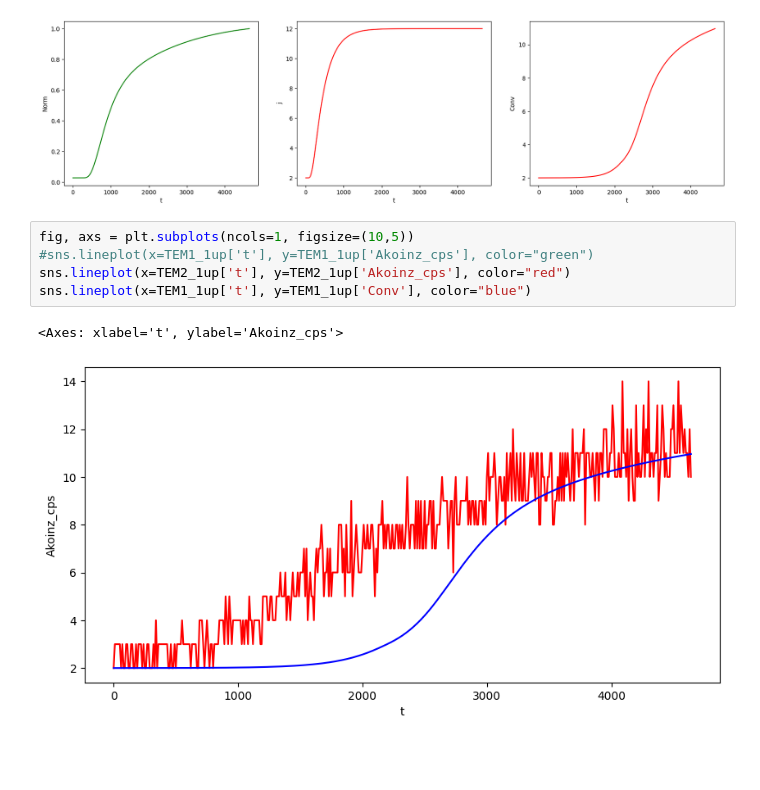
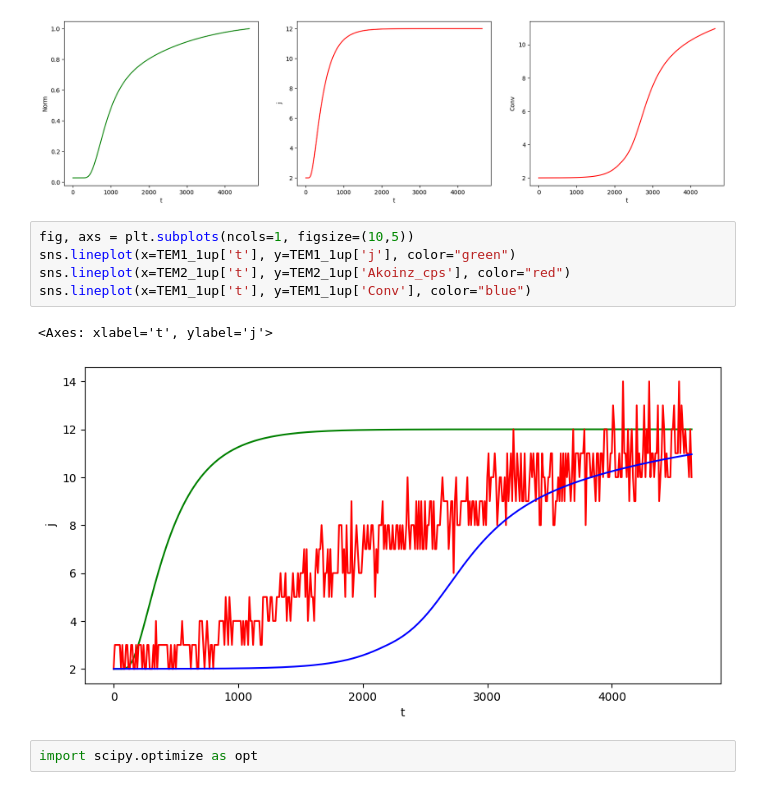
Before and after one commit to nebuus/ITER, a Jupyter notebook: Permeation.ipynb, the cells around one changed output. Saved outputs shown, nothing was run; the diff lists cells and outputs as text; blank space fills up the shorter version.

```diff
--- a/Permeation.ipynb
+++ b/Permeation.ipynb
@@ -287,9 +287,11 @@ sns.lineplot(x=TEM1_1up['t'], y=TEM1_1up['Conv'], color="red", ax=axs[2])
 [figure]
 # %%
 fig, axs = plt.subplots(ncols=1, figsize=(10,5))
-#sns.lineplot(x=TEM1_1up['t'], y=TEM1_1up['Akoinz_cps'], color="green")
+sns.lineplot(x=TEM1_1up['t'], y=TEM1_1up['j'], color="green")
 sns.lineplot(x=TEM2_1up['t'], y=TEM2_1up['Akoinz_cps'], color="red")
 sns.lineplot(x=TEM1_1up['t'], y=TEM1_1up['Conv'], color="blue")
 # %% [output]
-<Axes: xlabel='t', ylabel='Akoinz_cps'>
+<Axes: xlabel='t', ylabel='j'>
-[figure, old version]
+[figure, new version]
+# %%
+import scipy.optimize as opt
```
Also changed, not shown: parts of 2 cells of this notebook.
